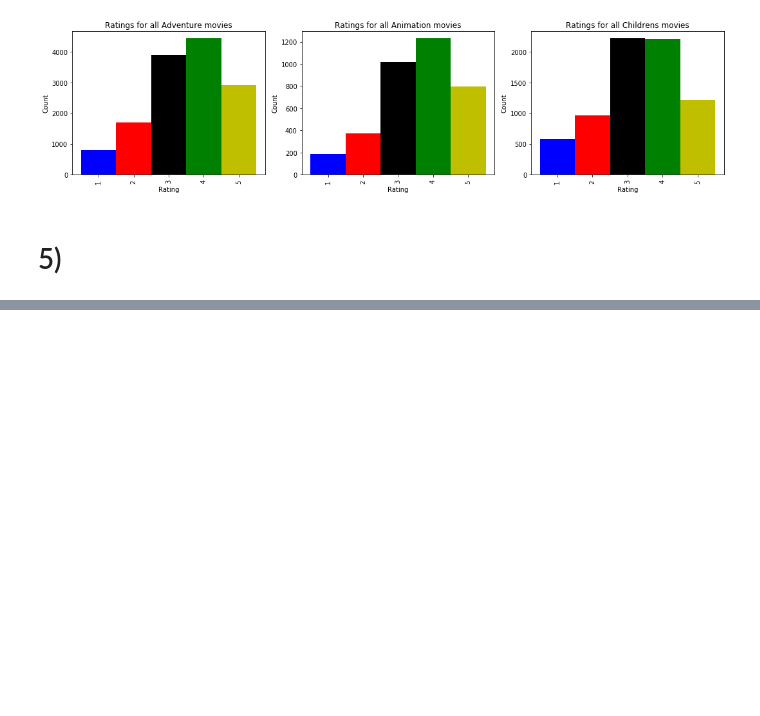
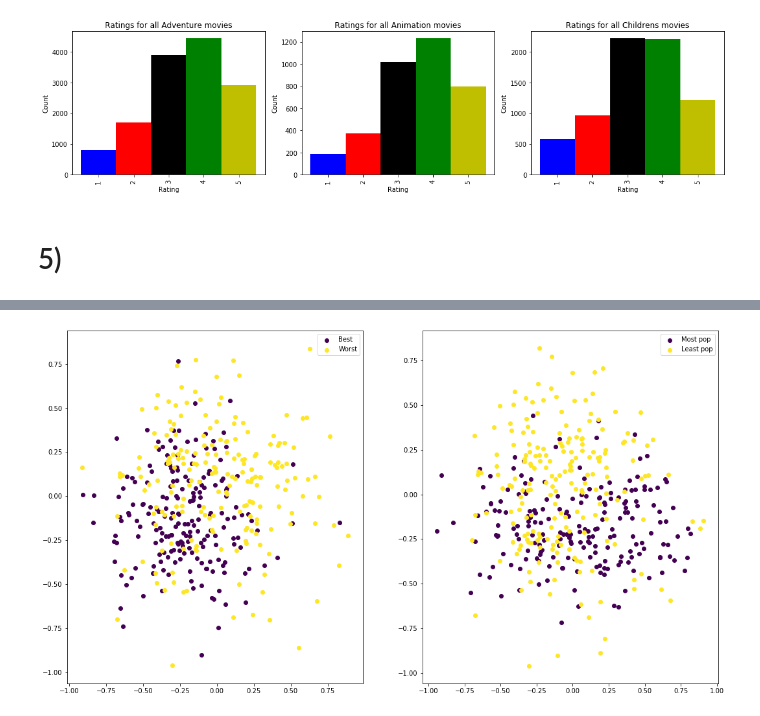
Before and after one commit to akshayyeluri/MovieLensViz, a Jupyter notebook: nicksviz.ipynb, the cells around one changed output, grey strips where cells are left out. Drawn from its saved outputs; the diff is of its cells as text; code cells hidden in the pictures; blank space fills up the shorter version.

Commit message:
nicksviz with 5a plot

```diff
--- a/nicksviz.ipynb
+++ b/nicksviz.ipynb
@@ -235,0 +237,11 @@ plt.gcf().set_size_inches(18, 10)
+# %%
+n_mov = 200
+fig, ax = plt.subplots(1,2, figsize=(18, 10))
+ids1 = [h.best_movs_ids(data_df, n_mov, get_worst=False),\
+       h.best_movs_ids(data_df, n_mov, get_worst=True)]
+ids2 = [h.pop_movs_ids(data_df, n_mov, get_least_pop=False),\
+       h.pop_movs_ids(data_df, n_mov, get_least_pop=True)]
+h.plot_w_ids(ids1, movie_df, V_p, labels=["Best", "Worst"], annotate=False, ax=ax[0])
+h.plot_w_ids(ids2, movie_df, V_p, labels=["Most pop", "Least pop"], annotate=False, ax=ax[1])
+# %% [output]
+[figure, added]
```
Also changed, not shown: parts of 4 cells of this notebook, 2 other files.
